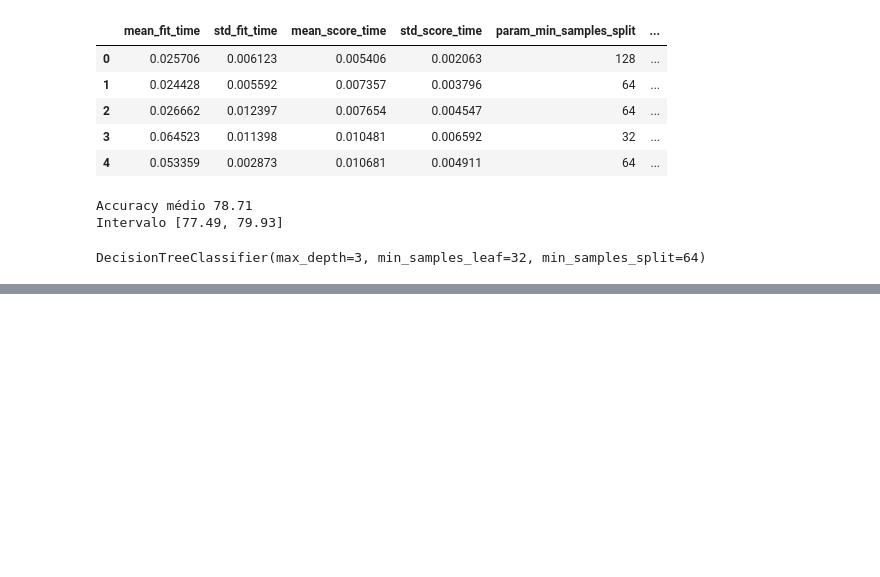
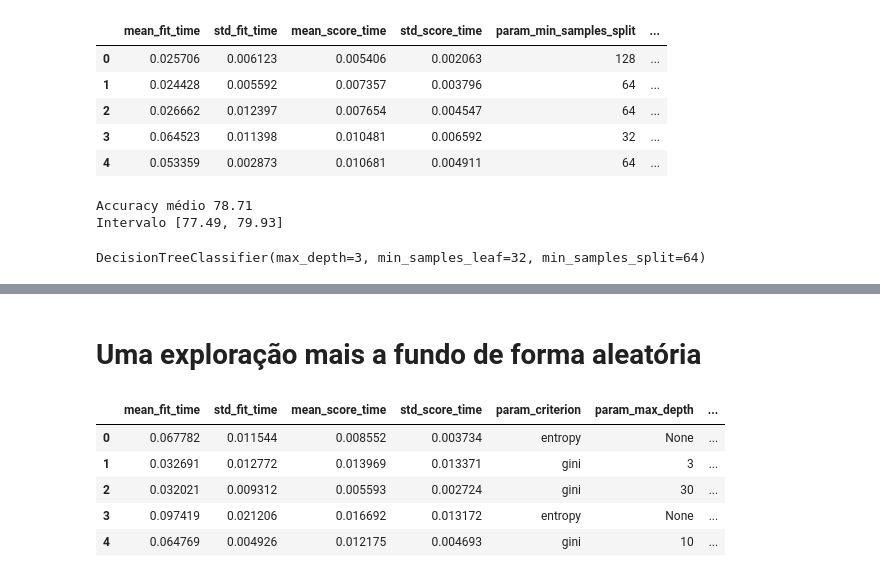
Before and after one commit to mateusopaiva/machine-learning-otimizacao, a Jupyter notebook: Machine_Learning_otimização_de_modelos_através_de_hiperparâmetros.ipynb, the cells around one changed output, grey strips where cells are left out. Drawn from its saved outputs; the diff is of its cells as text; code cells hidden in the pictures; blank space fills up the shorter version.

```diff
--- a/Machine_Learning_otimização_de_modelos_através_de_hiperparâmetros.ipynb
+++ b/Machine_Learning_otimização_de_modelos_através_de_hiperparâmetros.ipynb
@@ -690,0 +752,30 @@ graph
+# %% [markdown]
+# Uma exploração mais a fundo de forma aleatória
+# %%
+from scipy.stats import randint
+
+SEED=564
+np.random.seed(SEED)
+
+espaco_de_parametros = {
+    "max_depth" : [3, 5, 10, 15, 20, 30, None],
+    "min_samples_split" : randint(32, 128),
+    "min_samples_leaf" : randint(32, 128),
+    "criterion" : ["gini", "entropy"]
+}
+
+busca = RandomizedSearchCV(DecisionTreeClassifier(),
+                    espaco_de_parametros,
+                    n_iter = 64,
+                    cv = KFold(n_splits = 5, shuffle=True),
+                    random_state = SEED)
+busca.fit(x_azar, y_azar)
+resultados = pd.DataFrame(busca.cv_results_)
+resultados.head()
+# %% [output]
+|  | mean_fit_time | std_fit_time | mean_score_time | std_score_time | param_criterion | param_max_depth | ... |
+| 0 | 0.067782 | 0.011544 | 0.008552 | 0.003734 | entropy | None | ... |
+| 1 | 0.032691 | 0.012772 | 0.013969 | 0.013371 | gini | 3 | ... |
+| 2 | 0.032021 | 0.009312 | 0.005593 | 0.002724 | gini | 30 | ... |
+| 3 | 0.097419 | 0.021206 | 0.016692 | 0.013172 | entropy | None | ... |
+| 4 | 0.064769 | 0.004926 | 0.012175 | 0.004693 | gini | 10 | ... |
```
Also changed, not shown: parts of 6 cells of this notebook.
